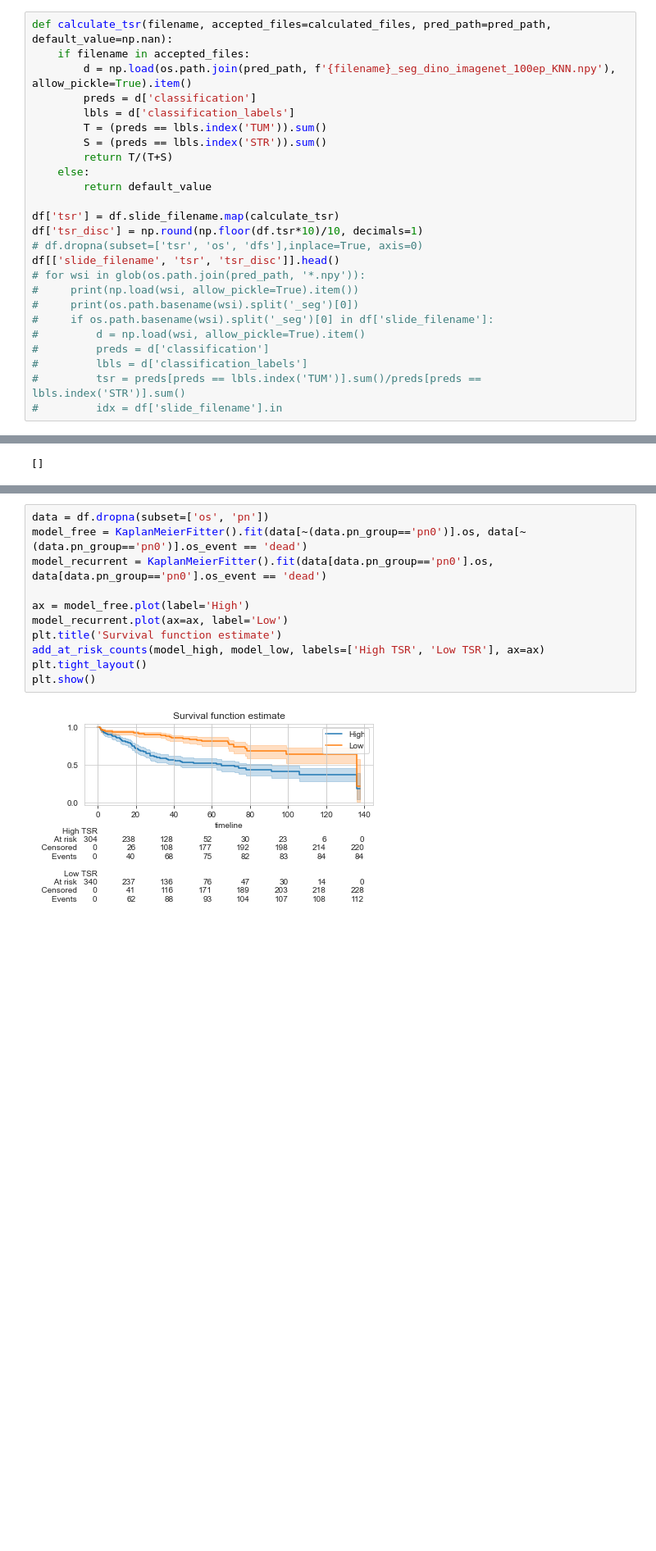
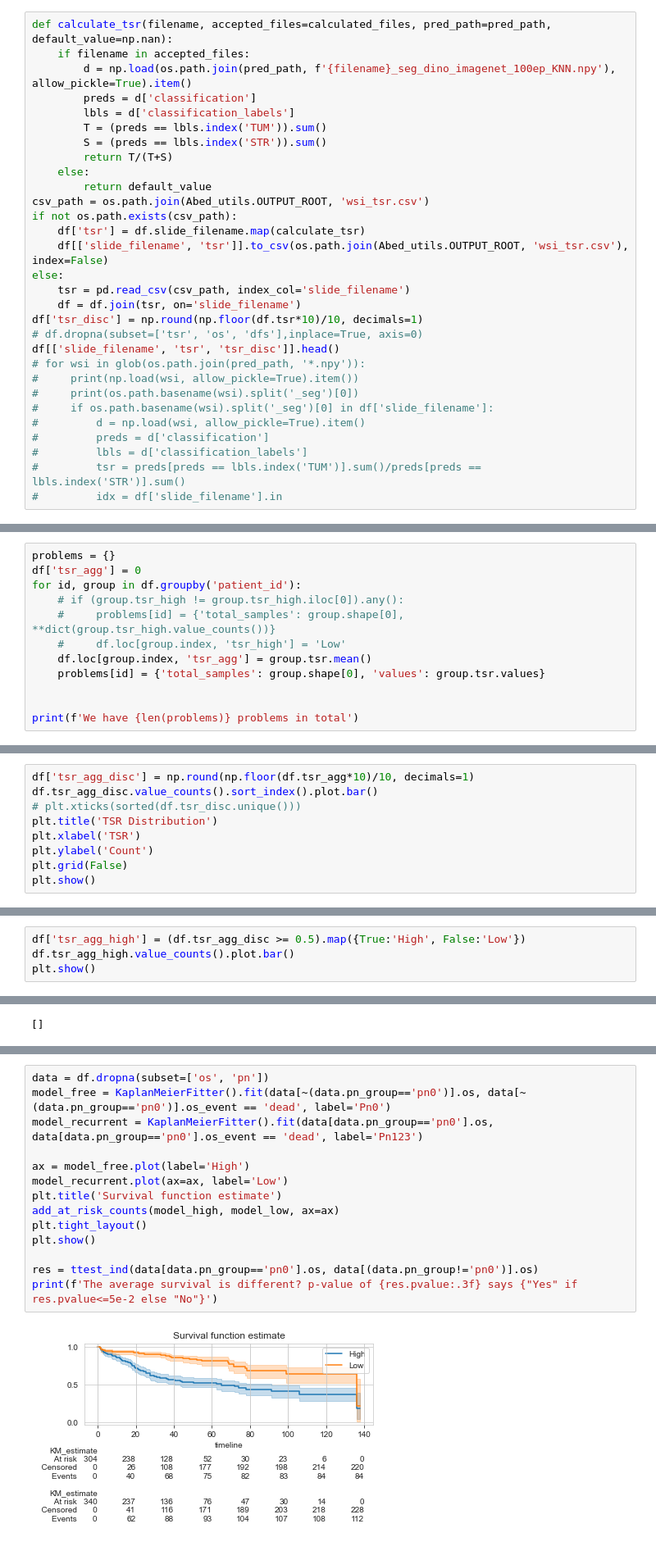
Before and after one commit to aalshabaan/self-supervised-pathology, a Jupyter notebook: process_metadata.ipynb, the cells around one changed output, grey strips where cells are left out. Shown: that part at 82% size. Cells and saved outputs as stored; diff of their text form; blank space fills up the shorter version.

```diff
--- a/process_metadata.ipynb
+++ b/process_metadata.ipynb
@@ -48,8 +51,13 @@ def calculate_tsr(filename, accepted_files=calculated_files, pred_path=pred_path
         return T/(T+S)
     else:
         return default_value
-
-df['tsr'] = df.slide_filename.map(calculate_tsr)
+csv_path = os.path.join(Abed_utils.OUTPUT_ROOT, 'wsi_tsr.csv')
+if not os.path.exists(csv_path):
+    df['tsr'] = df.slide_filename.map(calculate_tsr)
+    df[['slide_filename', 'tsr']].to_csv(os.path.join(Abed_utils.OUTPUT_ROOT, 'wsi_tsr.csv'), index=False)
+else:
+    tsr = pd.read_csv(csv_path, index_col='slide_filename')
+    df = df.join(tsr, on='slide_filename')
 df['tsr_disc'] = np.round(np.floor(df.tsr*10)/10, decimals=1)
 # df.dropna(subset=['tsr', 'os', 'dfs'],inplace=True, axis=0)
 df[['slide_filename', 'tsr', 'tsr_disc']].head()
@@ -106,0 +117,12 @@ Name: tsr_high, dtype: int64
+# %%
+problems = {}
+df['tsr_agg'] = 0
+for id, group in df.groupby('patient_id'):
+    # if (group.tsr_high != group.tsr_high.iloc[0]).any():
+    #     problems[id] = {'total_samples': group.shape[0], **dict(group.tsr_high.value_counts())}
+    #     df.loc[group.index, 'tsr_high'] = 'Low'
+    df.loc[group.index, 'tsr_agg'] = group.tsr.mean()
+    problems[id] = {'total_samples': group.shape[0], 'values': group.tsr.values}
+
+
+print(f'We have {len(problems)} problems in total')
@@ -106,0 +136,9 @@ Name: tsr_high, dtype: int64
+# %%
+df['tsr_agg_disc'] = np.round(np.floor(df.tsr_agg*10)/10, decimals=1)
+df.tsr_agg_disc.value_counts().sort_index().plot.bar()
+# plt.xticks(sorted(df.tsr_disc.unique()))
+plt.title('TSR Distribution')
+plt.xlabel('TSR')
+plt.ylabel('Count')
+plt.grid(False)
+plt.show()
@@ -106,0 +147,4 @@ Name: tsr_high, dtype: int64
+# %%
+df['tsr_agg_high'] = (df.tsr_agg_disc >= 0.5).map({True:'High', False:'Low'})
+df.tsr_agg_high.value_counts().plot.bar()
+plt.show()
@@ -266,13 +311,16 @@ plt.show()
 # %%
 data = df.dropna(subset=['os', 'pn'])
-model_free = KaplanMeierFitter().fit(data[~(data.pn_group=='pn0')].os, data[~(data.pn_group=='pn0')].os_event == 'dead')
-model_recurrent = KaplanMeierFitter().fit(data[data.pn_group=='pn0'].os, data[data.pn_group=='pn0'].os_event == 'dead')
+model_free = KaplanMeierFitter().fit(data[~(data.pn_group=='pn0')].os, data[~(data.pn_group=='pn0')].os_event == 'dead', label='Pn0')
+model_recurrent = KaplanMeierFitter().fit(data[data.pn_group=='pn0'].os, data[data.pn_group=='pn0'].os_event == 'dead', label='Pn123')
 
 ax = model_free.plot(label='High')
 model_recurrent.plot(ax=ax, label='Low')
 plt.title('Survival function estimate')
-add_at_risk_counts(model_high, model_low, labels=['High TSR', 'Low TSR'], ax=ax)
+add_at_risk_counts(model_high, model_low, ax=ax)
 plt.tight_layout()
 plt.show()
+
+res = ttest_ind(data[data.pn_group=='pn0'].os, data[(data.pn_group!='pn0')].os)
+print(f'The average survival is different? p-value of {res.pvalue:.3f} says {"Yes" if res.pvalue<=5e-2 else "No"}')
 # %% [output]
-[figure, old version]
+[figure, new version]
```
Also changed, not shown: parts of 43 cells of this notebook, 12 other files.
